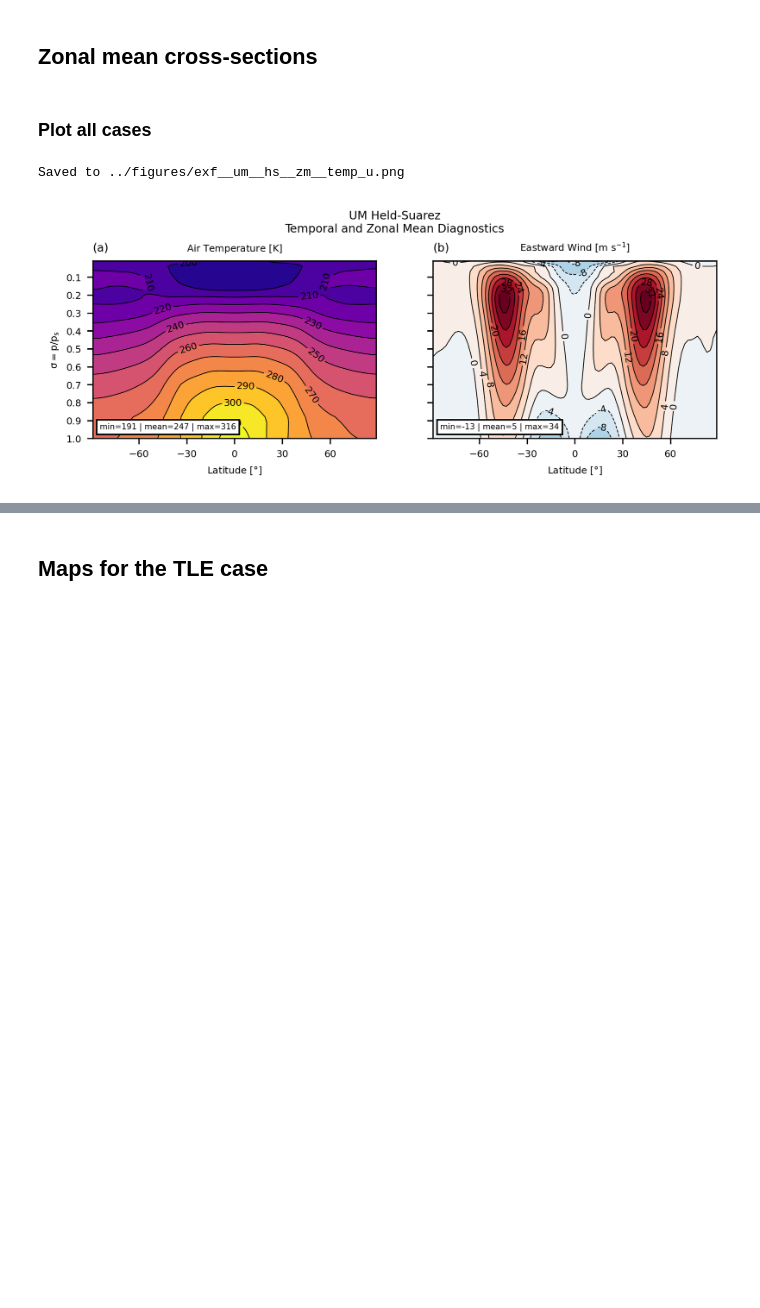
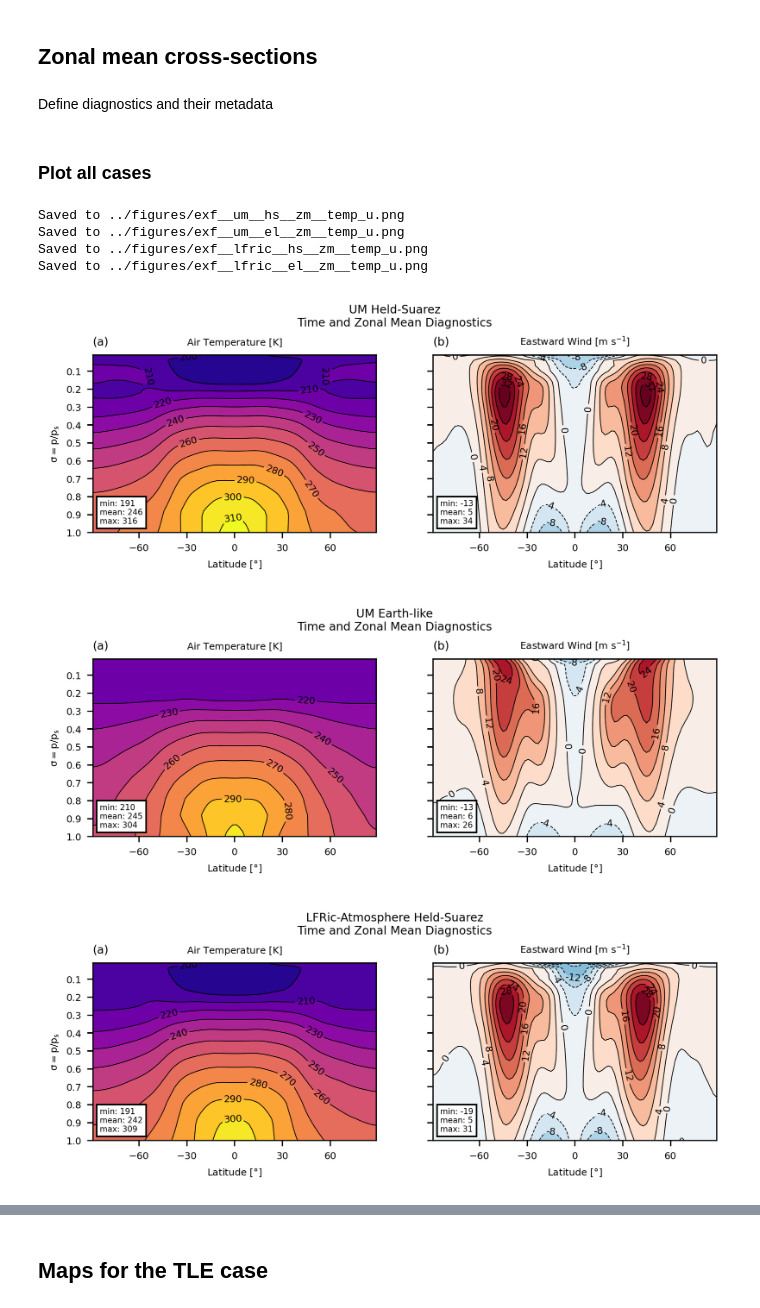
Before and after one commit to dennissergeev/lfric_exo_bench_code, a Jupyter notebook: src/scripts/External-Forcing-Plots.ipynb, the cells around one changed output, grey strips where cells are left out. Drawn from its saved outputs; the diff is of its cells as text; code cells hidden in the pictures; blank space fills up the shorter version.

Commit message:
Clean up the NB for TF plots

```diff
--- a/src/scripts/External-Forcing-Plots.ipynb
+++ b/src/scripts/External-Forcing-Plots.ipynb
@@ -75,20 +41,28 @@ scooby.doo(
 # %%
 runs_sigma_p = {}
 for model_key, model_prop in MODELS.items():
+    model = model_prop["model"]
     runs_sigma_p[model_key] = {}
 
-    for sim_label, sim_prop in SIM_CASES.items():
-        fname = sorted(
-            (model_prop["results_path"] / sim_label).glob(f"{sim_label}*_sigma_p.nc")
-        )[0]
-        runs_sigma_p[model_key][sim_label] = load_proc_data(fname)
+    for sim_label, sim_prop in TF_CASES.items():
+        fname = (
+            paths.data_final
+            / model_key
+            / sim_label
+            / f"{sim_label}_{sim_prop['proc_fname_suffix']}_time_mean.nc"
+        )
+
+        runs_sigma_p[model_key][sim_label] = load_data(fname)
 # %% [markdown]
 ## Zonal mean cross-sections
+# %% [markdown]
+Define diagnostics and their metadata
 # %%
+postfix = ""
 DIAGS = {
     "temp": {
         "recipe": lambda cl, model=lfric: zonal_mean(
-            after_n_day_mean(cl.extract_cube(model.temp), 200, model=model), model=model
+            cl.extract_cube(model.temp), model=model
         ),
         "title": "Air Temperature",
         "tex_units": "$K$",
@@ -106,7 +80,7 @@ DIAGS = {
     },
     "u": {
         "recipe": lambda cl, model=lfric: zonal_mean(
-            after_n_day_mean(cl.extract_cube(model.u), 200, model=model), model=model
+            cl.extract_cube(model.u), model=model
         ),
         "title": "Eastward Wind",
         "tex_units": "$m$ $s^{-1}$",
@@ -133,11 +107,11 @@ for model_key, model_prop in MODELS.items():
     model = model_prop["model"]
 
     for sim_label in ["hs", "el"]:
-        sim_prop = SIM_CASES[sim_label]
+        sim_prop = TF_CASES[sim_label]
 
         fig = plt.figure(figsize=(7, 2))
         fig.suptitle(
-            f"{model_prop['title']} {sim_prop['title']}\nTemporal and Zonal Mean Diagnostics",
+            f"{model_prop['title']} {sim_prop['title']}\nTime and Zonal Mean Diagnostics",
             y=1.1,
         )
         axd = fig.subplot_mosaic(
@@ -170,35 +144,40 @@ for model_key, model_prop in MODELS.items():
 
             cube = diag_prop["recipe"](runs_sigma_p[model_key][sim_label], model=model)
             cube.convert_units(tex2cf_units(diag_prop["tex_units"]))
             x = cube.coord(lfric.y).points
             y = cube.coord(lfric.s).points
             z = cube.data
 
             plt_items = itemgetter("plt_method", "kw_plt", "add_colorbar", "add_clabel")
             for plt_method, kw_plt, add_colorbar, add_clabel in zip(
                 *plt_items(diag_prop)
             ):
                 pic = getattr(ax, plt_method)(x, y, z, **kw_plt)
                 if add_colorbar:
                     fig.colorbar(pic, ax=ax)
                 if add_clabel:
                     ax.clabel(pic, fmt="%.0f", use_clabeltext=True)
             if add_minmeanmax:
                 ax.add_artist(
                     AnchoredText(
-                        cube_minmeanmax_nonweighted_str(cube, fmt=fmt),
+                        cube_minmeanmax_str(
+                            cube, sep="\n", eq_sign=": ", fmt=fmt, weight=False
+                        ),
                         loc="lower left",
                         frameon=True,
                         prop={"size": "small"},
                     )
                 )
         figsave(
             fig,
             paths.figures
-            / f"exf__{model_key}__{sim_label}__zm__{'_'.join(DIAGS.keys())}",
+            / f"exf__{model_key}__{sim_label}__zm__{'_'.join(DIAGS.keys())}{postfix}",
         )
-        break
-    break
 # %% [output]
 Saved to ../figures/exf__um__hs__zm__temp_u.png
+Saved to ../figures/exf__um__el__zm__temp_u.png
+Saved to ../figures/exf__lfric__hs__zm__temp_u.png
+Saved to ../figures/exf__lfric__el__zm__temp_u.png
-[figure, old version]
+[figure, new version]
+[figure, added]
+[figure, added]
```
Also changed, not shown: parts of 31 cells of this notebook, 1 other file.
